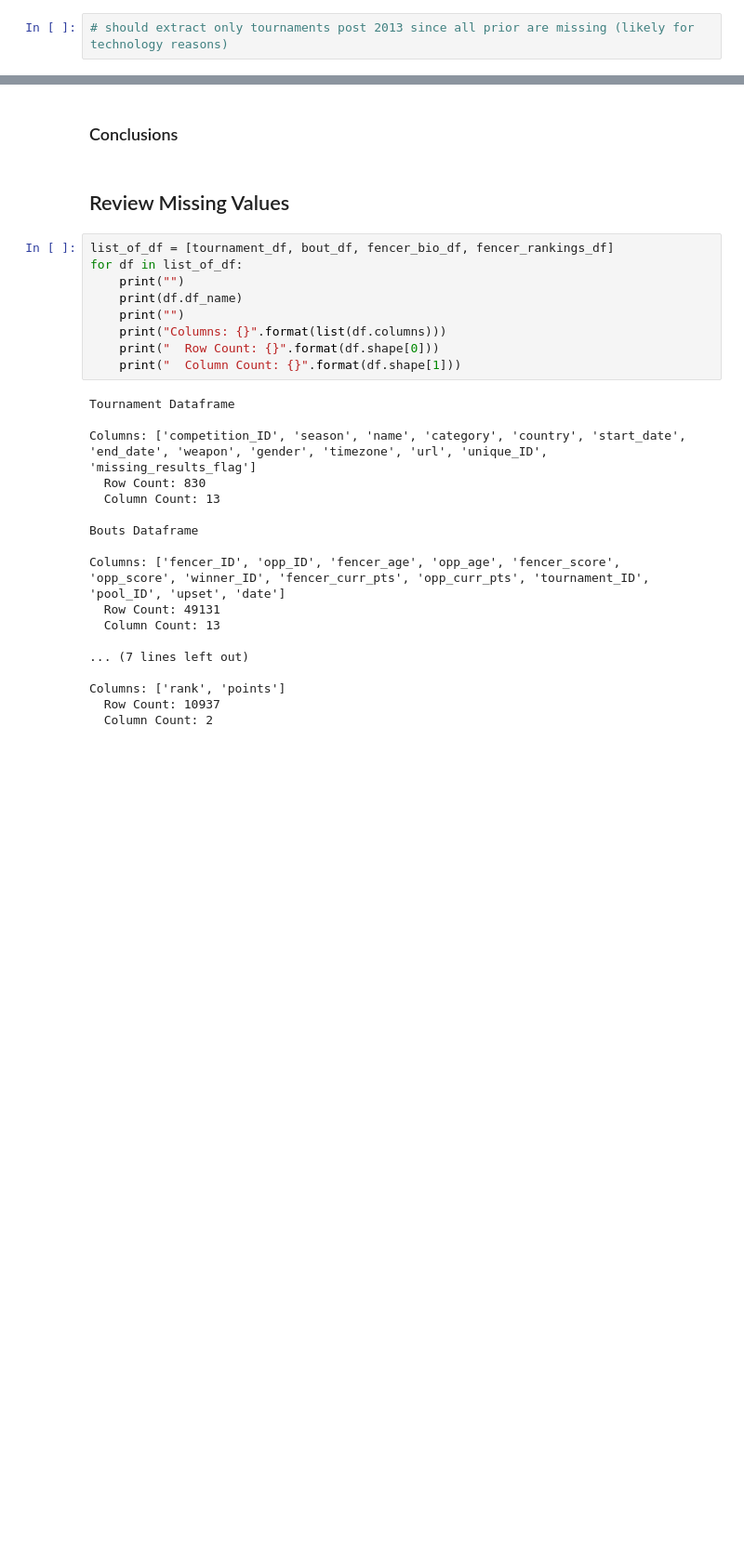
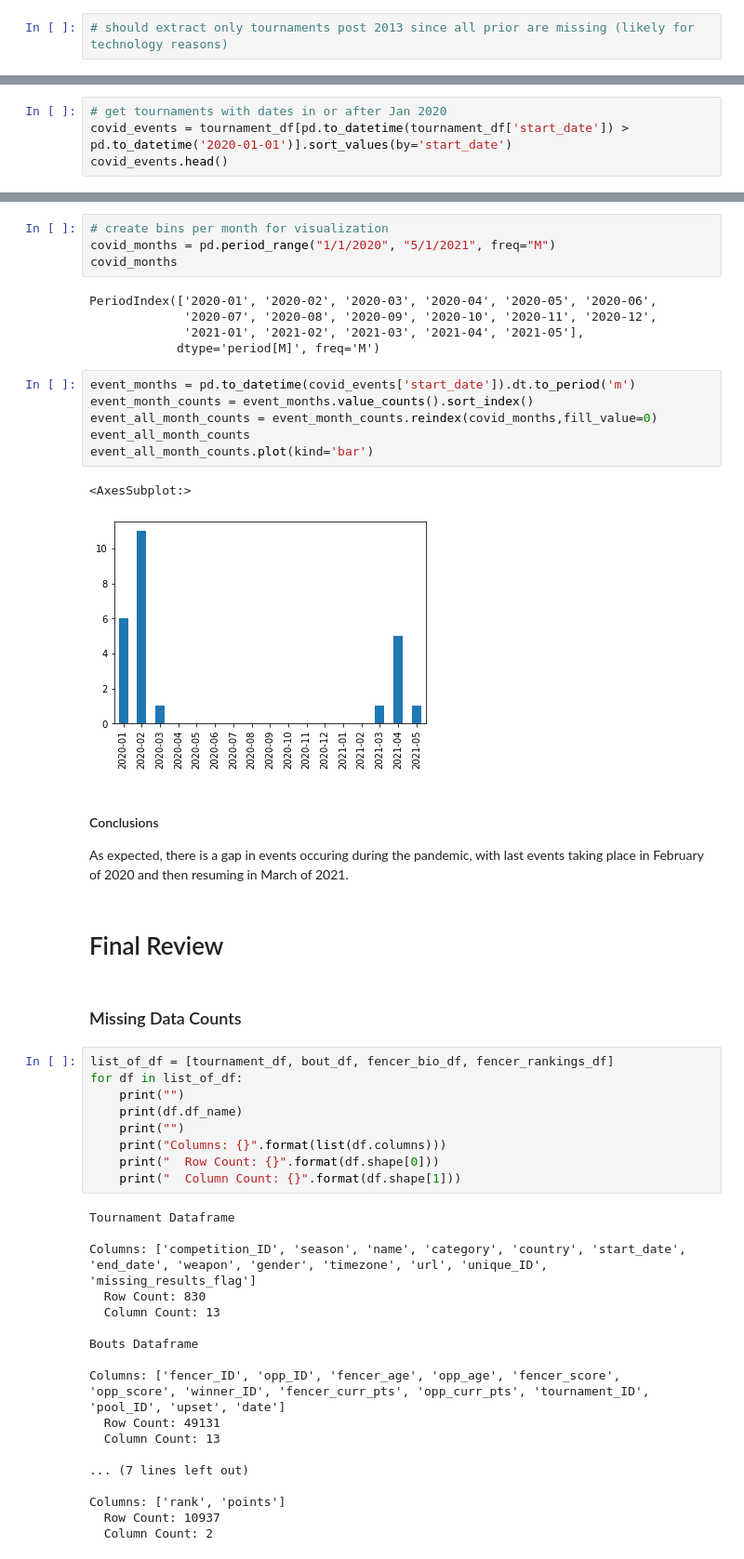
Before and after one commit to amichaelsen/fencing-data-analysis, a Jupyter notebook: data-cleanup.ipynb, the cells around one changed output, grey strips where cells are left out. Shown at 93% size. Saved outputs shown, nothing was run; the diff lists cells and outputs as text; blank space fills up the shorter version.

```diff
--- a/data-cleanup.ipynb
+++ b/data-cleanup.ipynb
@@ -641,0 +879,4 @@ Look at 2020 and effect of COVID on tournaments? Did they still happen?
+# %%
+# get tournaments with dates in or after Jan 2020
+covid_events = tournament_df[pd.to_datetime(tournament_df['start_date']) > pd.to_datetime('2020-01-01')].sort_values(by='start_date')
+covid_events.head()
@@ -642,7 +890,29 @@ Look at 2020 and effect of COVID on tournaments? Did they still happen?
+# %%
+# create bins per month for visualization
+covid_months = pd.period_range("1/1/2020", "5/1/2021", freq="M")
+covid_months
+# %% [output]
+PeriodIndex(['2020-01', '2020-02', '2020-03', '2020-04', '2020-05', '2020-06',
+             '2020-07', '2020-08', '2020-09', '2020-10', '2020-11', '2020-12',
+             '2021-01', '2021-02', '2021-03', '2021-04', '2021-05'],
+            dtype='period[M]', freq='M')
+# %%
+event_months = pd.to_datetime(covid_events['start_date']).dt.to_period('m')
+event_month_counts = event_months.value_counts().sort_index()
+event_all_month_counts = event_month_counts.reindex(covid_months,fill_value=0)
+event_all_month_counts
+event_all_month_counts.plot(kind='bar')
+# %% [output]
+<AxesSubplot:>
+[figure, added]
 # %% [markdown]
-### Conclusions
+#### Conclusions
+
+As expected, there is a gap in events occuring during the pandemic, with last events taking place in February of 2020 and then resuming in March of 2021.
 # %% [markdown]
-## Review Missing Values
+# Final Review
+# %% [markdown]
+### Missing Data Counts
 # %%
 list_of_df = [tournament_df, bout_df, fencer_bio_df, fencer_rankings_df]
 for df in list_of_df:
```
Also changed, not shown: parts of 40 cells of this notebook.
